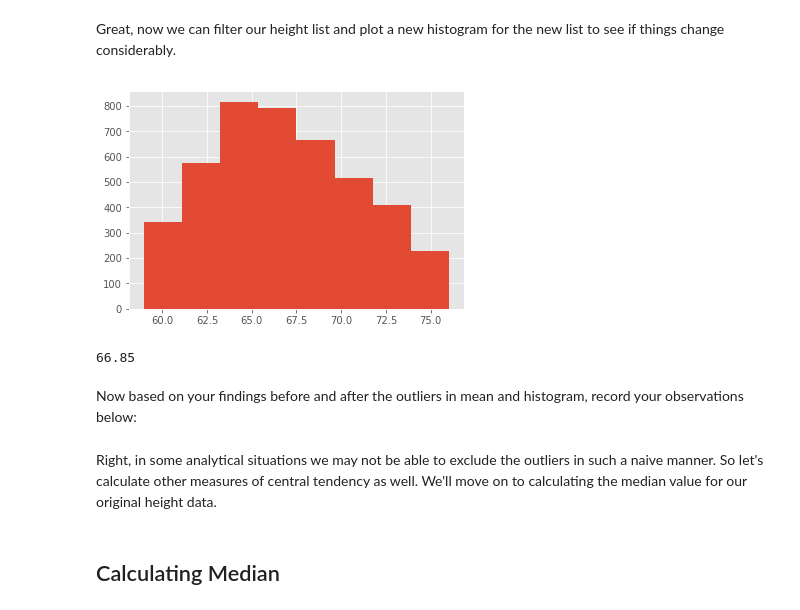
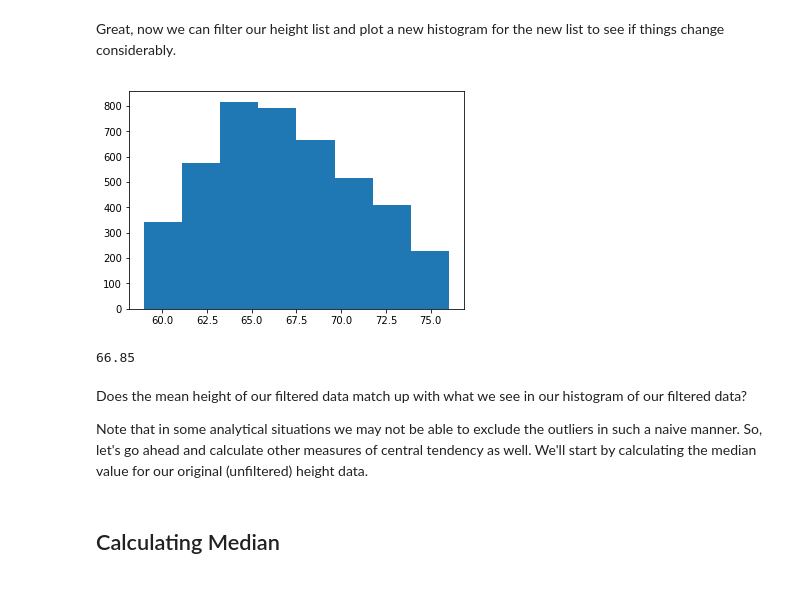
Before and after one commit to learn-co-curriculum/dsc-implementing-statistics-with-functions-lab, a Jupyter notebook: index.ipynb, the cells around one changed output. Cells and saved outputs as stored; diff of their text form; code cells hidden in the pictures.

```diff
--- a/index.ipynb
+++ b/index.ipynb
@@ -16,6 +19,7 @@ For this lab, we'll use the [NHIS dataset](http://people.ucsc.edu/~cdobkin/NHIS%
 # %%
 import pandas as pd
 df = pd.read_csv('nhis.csv')
+height = list(df['height'])
 df.head()
 # %% [output]
 |  | HHX | FMX | FPX | SEX | BMI | SLEEP | educ | height | weight |
@@ -29,4 +30,0 @@ We are only interested in the heigt column, so we'll save this now as a list.
-# %%
-height = df.height.values.tolist()
-print (len(height))
-print (height)
@@ -43,5 +53,5 @@ In the cell below, Import matplotlib as we saw earlier and plot a histogram of t
 # Import matplotlib and plot histogram forheight data
 import matplotlib.pyplot as plt
 %matplotlib inline
-plt.style.use('ggplot')
-plt.hist(height, bins=8)
+# ^^This is a 'magic command' built in to jupyter notebooks. We use it so that the visualization displays
+# in the notebook directly, instead of in a separate window.
@@ -121,11 +135,11 @@ filter_list(test) # [60, 70]
 Great, now we can filter our height list and plot a new histogram for the new list to see if things change considerably.
 # %%
 # Filter the height list using above function
-height_filtered = filter_list(height)
+filtered_height = filter_list(height)
 # %%
 # Plot a histogram for the new list - use 8 bins as before
-plt.hist(height_filtered, bins = 8);
+plt.hist(filtered_height, bins = 8);
 # %% [output]
-[figure, old version]
+[figure, new version]
 # %%
 # Get the mean of the new list using our get_mean() function
@@ -133,5 +147,3 @@ get_mean(height_filtered)
 # 66.85
 # %% [output]
 66.85
-# %% [markdown]
-Now based on your findings before and after the outliers in mean and histogram, record your observations below:
@@ -142,5 +150,7 @@ Now based on your findings before and after the outliers in mean and histogram,
 # %% [markdown]
-Right, in some analytical situations we may not be able to exclude the outliers in such a naive manner. So let's calculate other measures of central tendency as well. We'll move on to calculating the median value for our original height data.
+Does the mean height of our filtered data match up with what we see in our histogram of our filtered data?
+
+Note that in some analytical situations we may not be able to exclude the outliers in such a naive manner. So, let's go ahead and calculate other measures of central tendency as well. We'll start by calculating the median value for our original (unfiltered) height data.
 # %% [markdown]
 ## Calculating Median
 # %% [markdown]
```
Also changed, not shown: parts of 33 cells of this notebook, 7 other files.
